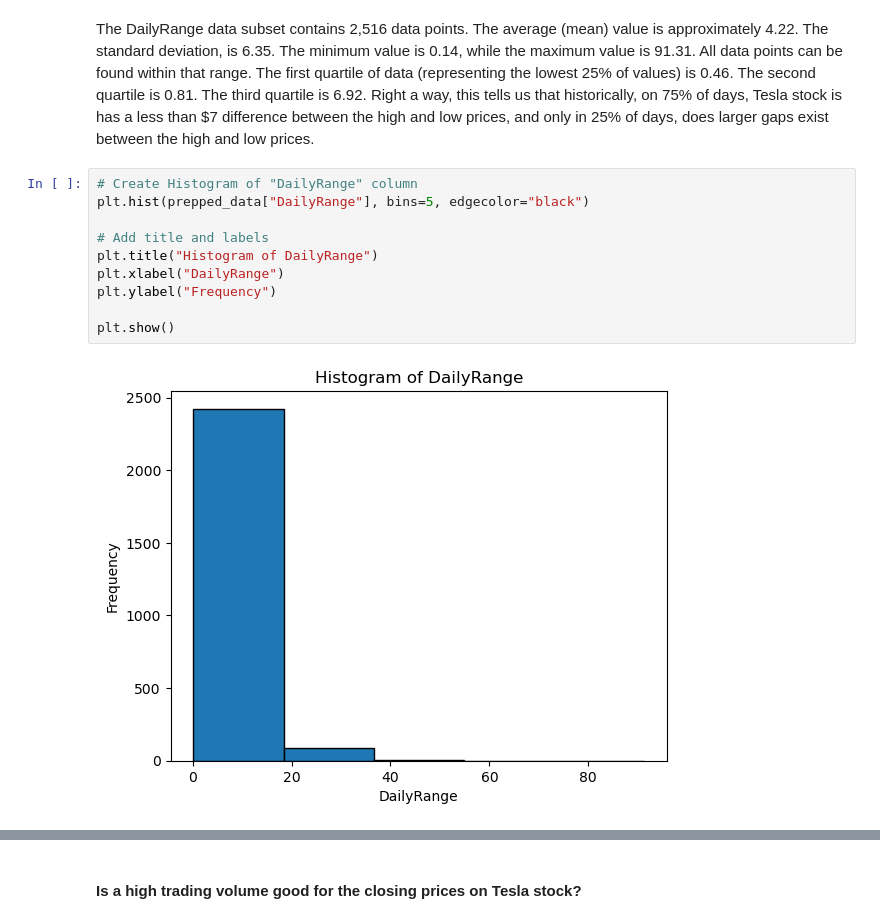
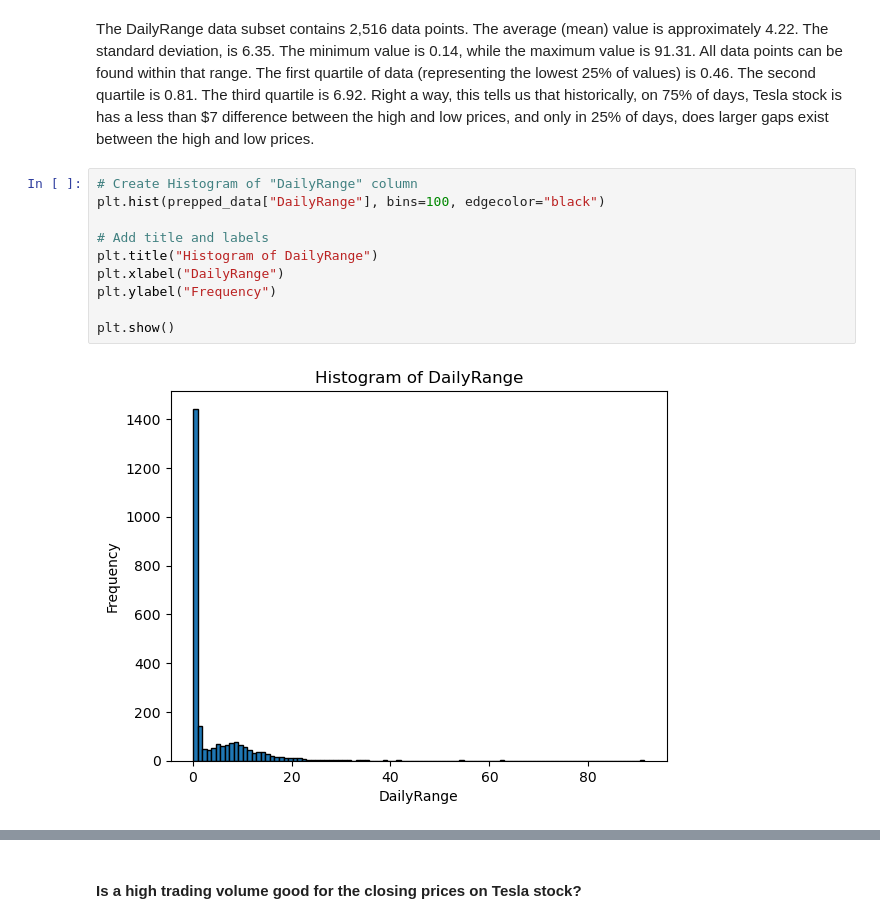
Before and after one commit to JosephKemper/StockmarketDataAnalysis, a Jupyter notebook: TeslaAnalysis.ipynb, the cells around one changed output, grey strips where cells are left out. Saved outputs shown, nothing was run; the diff lists cells and outputs as text.

```diff
--- a/TeslaAnalysis.ipynb
+++ b/TeslaAnalysis.ipynb
@@ -230,13 +258,13 @@ Mode 0.37 with 44 occurrences
 The DailyRange data subset contains 2,516 data points. The average (mean) value is approximately 4.22. The standard deviation, is 6.35. The minimum value is 0.14, while the maximum value is 91.31. All data points can be found within that range. The first quartile of data (representing the lowest 25% of values) is 0.46. The second quartile is 0.81. The third quartile is 6.92. Right a way, this tells us that historically, on 75% of days, Tesla stock is has a less than $7 difference between the high and low prices, and only in 25% of days, does larger gaps exist between the high and low prices.
 # %%
 # Create Histogram of "DailyRange" column
-plt.hist(prepped_data["DailyRange"], bins=5, edgecolor="black")
+plt.hist(prepped_data["DailyRange"], bins=100, edgecolor="black")
 
 # Add title and labels
 plt.title("Histogram of DailyRange")
 plt.xlabel("DailyRange")
 plt.ylabel("Frequency")
 
 plt.show()
 # %% [output]
-[figure, old version]
+[figure, new version]
```
Also changed, not shown: parts of 9 cells of this notebook.
